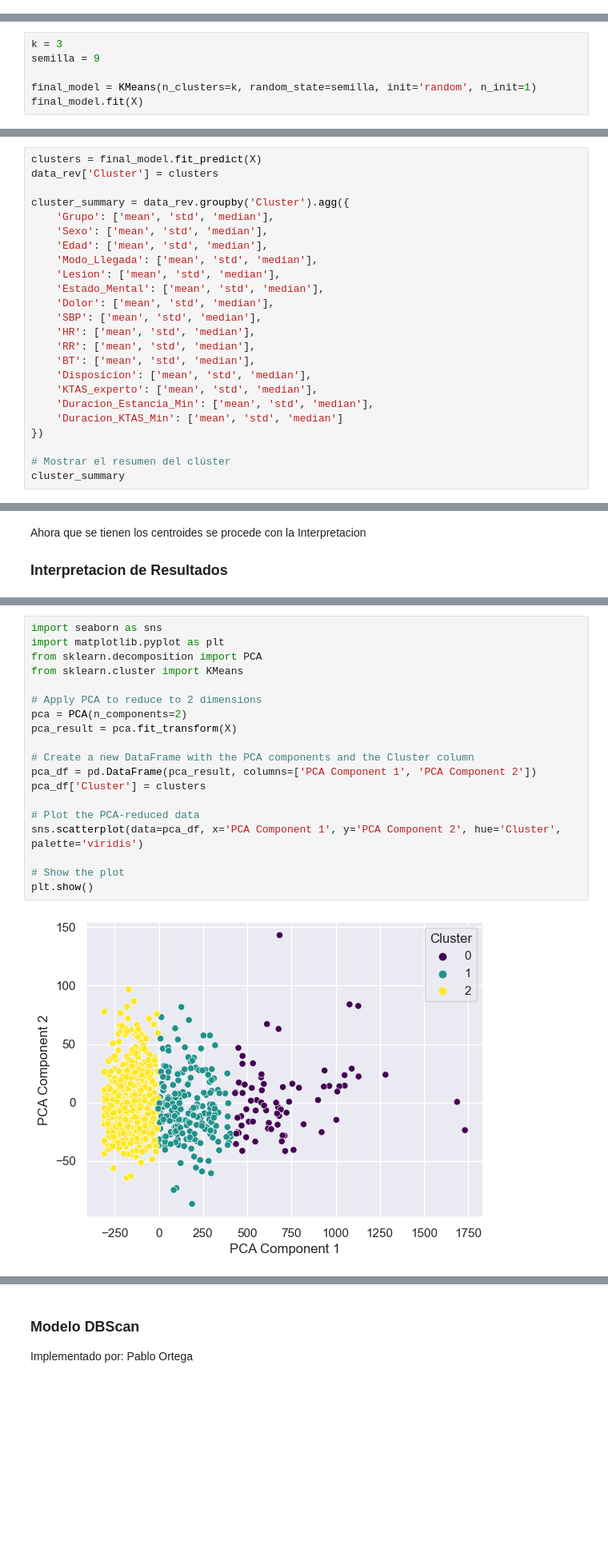
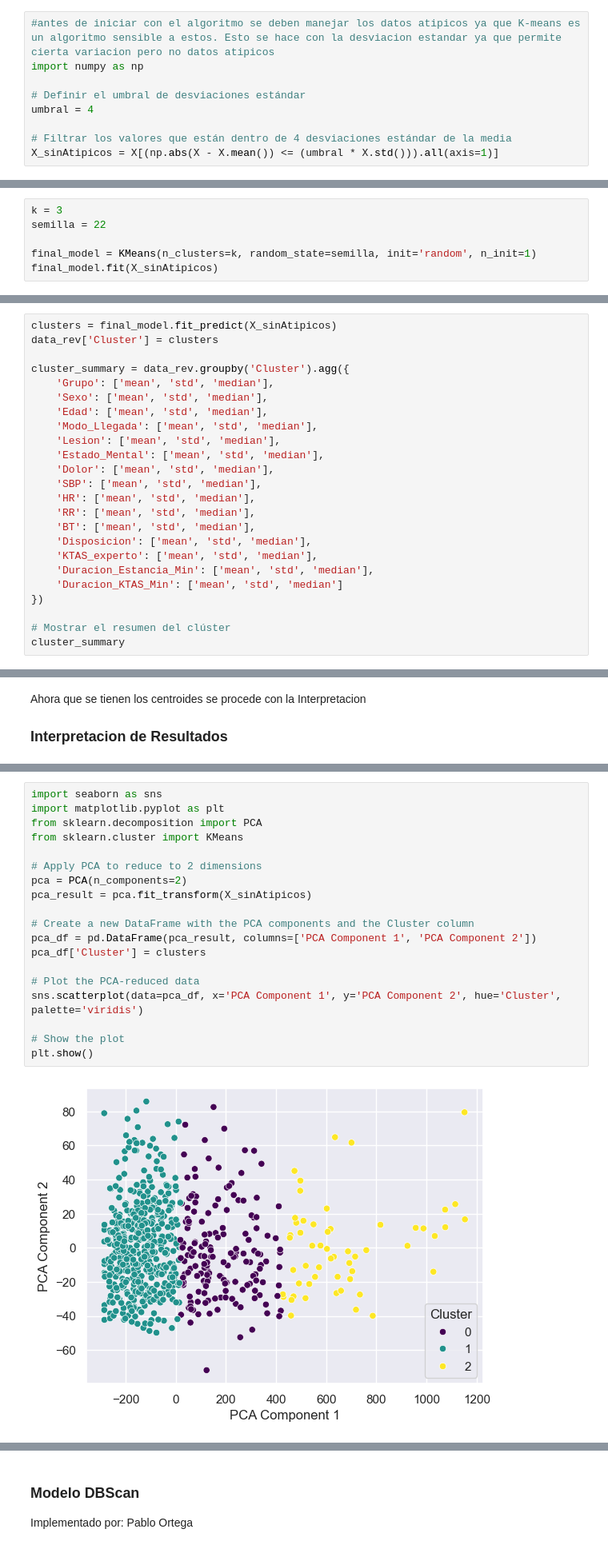
Before and after one commit to despinosaa/Lab1_G1, a Jupyter notebook: Lab2_UNIFICADO.ipynb, the cells around one changed output, grey strips where cells are left out. Shown at 80% size. Saved outputs shown, nothing was run; the diff lists cells and outputs as text; blank space fills up the shorter version.

```diff
--- a/Lab2_UNIFICADO.ipynb
+++ b/Lab2_UNIFICADO.ipynb
@@ -831,6 +835,15 @@ from sklearn.preprocessing import MinMaxScaler
 from sklearn.cluster import KMeans
 from matplotlib import cm
 from mpl_toolkits.mplot3d import Axes3D
+# %%
+#antes de iniciar con el algoritmo se deben manejar los datos atipicos ya que K-means es un algoritmo sensible a estos. Esto se hace con la desviacion estandar ya que permite cierta variacion pero no datos atipicos
+import numpy as np
+
+# Definir el umbral de desviaciones estándar
+umbral = 4
+
+# Filtrar los valores que están dentro de 4 desviaciones estándar de la media
+X_sinAtipicos = X[(np.abs(X - X.mean()) <= (umbral * X.std())).all(axis=1)]
 # %%
 def buscar_modelo(k, semilla):
     print(f"Entrenando el modelo con k={k} y semilla={semilla}.")
@@ -961,7 +974,7 @@ Por medio del metodo de la sombra se puede ver que con k=3 los grupos tienen un
 # %%
 k = 3
-semilla = 9
+semilla = 22
 
 final_model = KMeans(n_clusters=k, random_state=semilla, init='random', n_init=1)
-final_model.fit(X)
+final_model.fit(X_sinAtipicos)
 # %% [output]
@@ -1006,5 +1019,5 @@ data_rev.head()
 # %%
-clusters = final_model.fit_predict(X)
+clusters = final_model.fit_predict(X_sinAtipicos)
 data_rev['Cluster'] = clusters
 
 cluster_summary = data_rev.groupby('Cluster').agg({
@@ -1044,24 +1057,24 @@ Ahora que se tienen los centroides se procede con la Interpretacion
 # %%
 import seaborn as sns
 import matplotlib.pyplot as plt
 from sklearn.decomposition import PCA
 from sklearn.cluster import KMeans
 
 # Apply PCA to reduce to 2 dimensions
 pca = PCA(n_components=2)
-pca_result = pca.fit_transform(X)
+pca_result = pca.fit_transform(X_sinAtipicos)
 
 # Create a new DataFrame with the PCA components and the Cluster column
 pca_df = pd.DataFrame(pca_result, columns=['PCA Component 1', 'PCA Component 2'])
 pca_df['Cluster'] = clusters
 
 # Plot the PCA-reduced data
 sns.scatterplot(data=pca_df, x='PCA Component 1', y='PCA Component 2', hue='Cluster', palette='viridis')
 
 # Show the plot
 plt.show()
 # %% [output]
-[figure, old version]
+[figure, new version]
 # %%
 # Definir las variables categóricas y numéricas
 numerical_features = ['Edad', 'SBP', 'HR', 'RR', 'BT', 'Duracion_Estancia_Min', 'Duracion_KTAS_Min']
```
Also changed, not shown: parts of 38 cells of this notebook.
